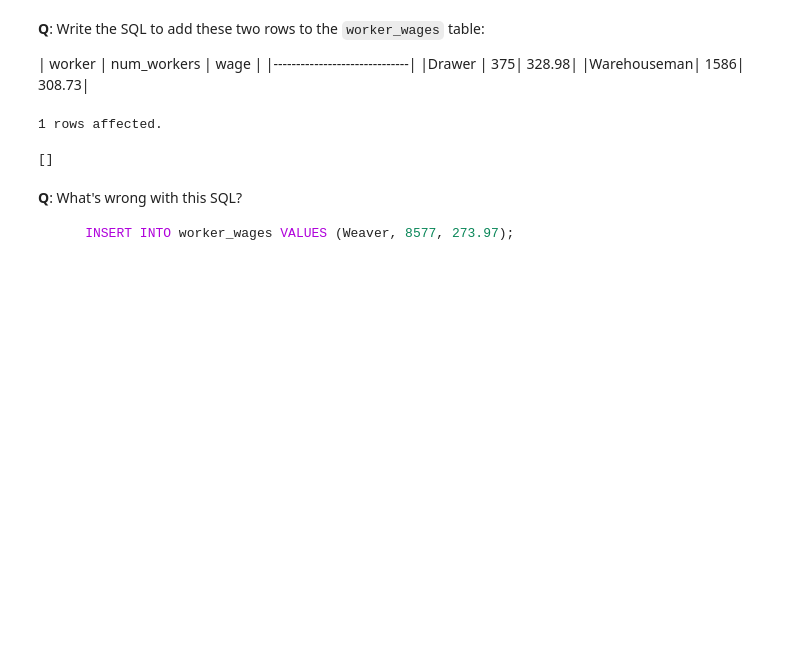
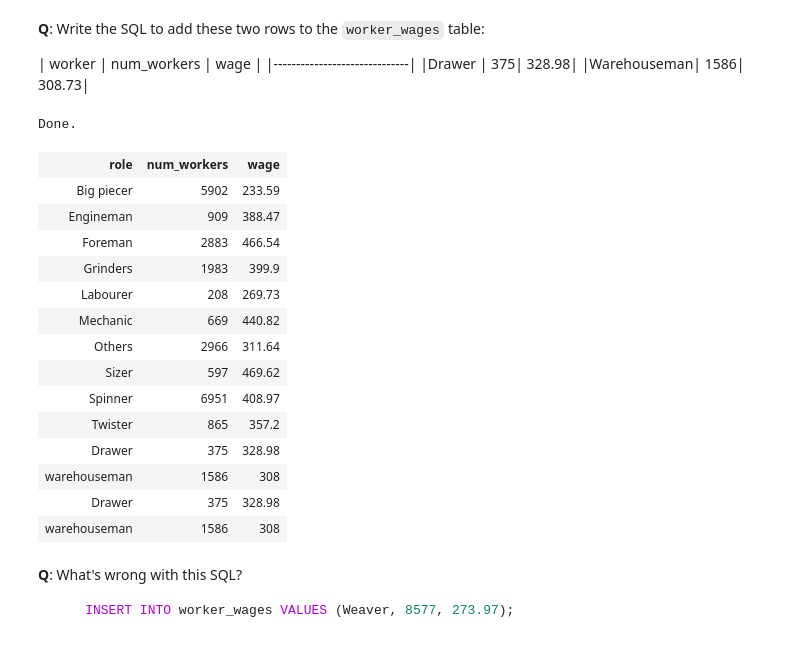
Before and after one commit to organisciak/Scripting-Course, a Jupyter notebook: slides/03-sql-pandas.ipynb, the cells around one changed output. Cells and saved outputs as stored; diff of their text form; code cells hidden in the pictures; blank space fills up the shorter version.

```diff
--- a/slides/03-sql-pandas.ipynb
+++ b/slides/03-sql-pandas.ipynb
@@ -114,10 +137,25 @@ Done.
 |Warehouseman|	1586|	308.73|
 # %%
 %%sql
-INSERT INTO worker_wages VALUES ("Drawer", 375, 328.98 )
+INSERT INTO worker_wages VALUES ("Drawer", 375, 328.98 ),
+  ("warehouseman", 1586, 308);
 # %% [output]
-1 rows affected.
+Done.
-[]
+| role | num_workers | wage |
+| Big piecer | 5902 | 233.59 |
+| Engineman | 909 | 388.47 |
+| Foreman | 2883 | 466.54 |
+| Grinders | 1983 | 399.9 |
+| Labourer | 208 | 269.73 |
+| Mechanic | 669 | 440.82 |
+| Others | 2966 | 311.64 |
+| Sizer | 597 | 469.62 |
+| Spinner | 6951 | 408.97 |
+| Twister | 865 | 357.2 |
+| Drawer | 375 | 328.98 |
+| warehouseman | 1586 | 308 |
+| Drawer | 375 | 328.98 |
+| warehouseman | 1586 | 308 |
 # %% [markdown]
 **Q**: What's wrong with this SQL?
 
```
Also changed, not shown: parts of 10 cells of this notebook, 1 other file.
